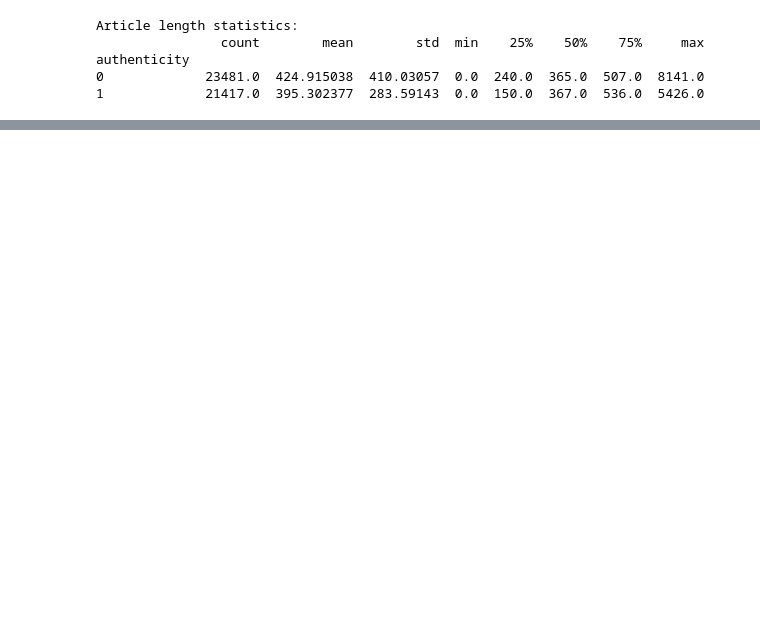
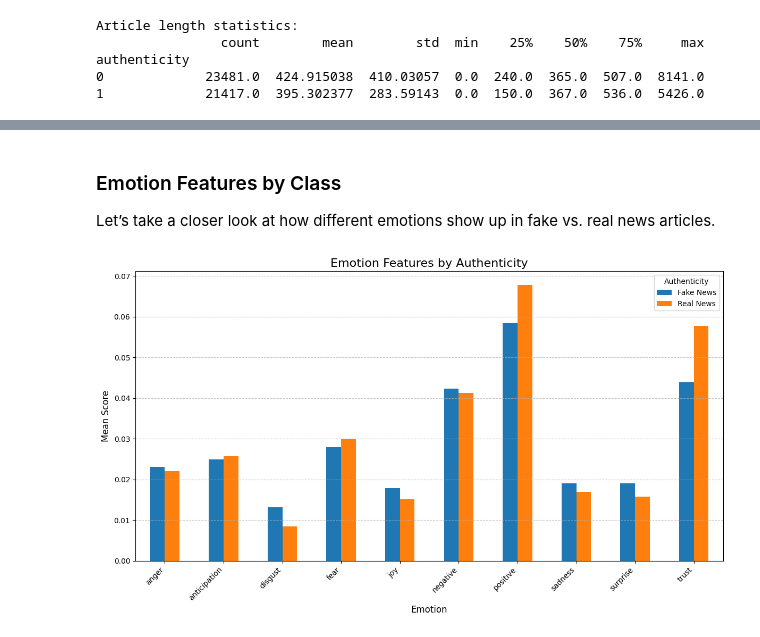
Before and after one commit to jjmago/cind820, a Jupyter notebook: project820.ipynb, the cells around one changed output, grey strips where cells are left out. Drawn from its saved outputs; the diff is of its cells as text; code cells hidden in the pictures; blank space fills up the shorter version.

```diff
--- a/project820.ipynb
+++ b/project820.ipynb
@@ -343,0 +443,10 @@ Passing `palette` without assigning `hue` is deprecated and will be removed in v
+# %%
+df = df[df['total_word_count'] >= 10].copy()
+
+# Reset the index of df after dropping rows to align with tfidf_df index
+df.reset_index(drop=True, inplace=True)
+
+print("\nDataFrame after dropping rows with less than 10 words:")
+print(df.head())
+print(df.tail())
+df.info()
@@ -343,0 +471,30 @@ Passing `palette` without assigning `hue` is deprecated and will be removed in v
+# %% [markdown]
+### Emotion Features by Class
+Let’s take a closer look at how different emotions show up in fake vs. real news articles.
+# %%
+# Group by authenticity and calculate the mean of the normalized emotion features
+emotion_by_authenticity = df.groupby('authenticity')[normalized_emotion_columns].mean()
+
+# Transpose the dataframe for better plotting (emotions as rows, authenticity as columns)
+emotion_by_authenticity_T = emotion_by_authenticity.T
+
+# Rename the columns for clarity (0 -> Fake, 1 -> Real)
+emotion_by_authenticity_T.rename(columns={0: 'Fake News', 1: 'Real News'}, inplace=True)
+
+# Remove "_normalized" from the index names for clearer labels
+emotion_by_authenticity_T.index = emotion_by_authenticity_T.index.str.replace('_normalized', '')
+
+# Plotting
+fig, ax = plt.subplots(figsize=(12, 7))
+emotion_by_authenticity_T.plot(kind='bar', ax=ax)
+
+plt.title('Emotion Features by Authenticity', fontsize=16)
+plt.xlabel('Emotion', fontsize=12)
+plt.ylabel('Mean Score', fontsize=12)
+plt.xticks(rotation=45, ha='right')
+plt.legend(title='Authenticity')
+plt.grid(axis='y', linestyle='--', alpha=0.7)
+plt.tight_layout()
+plt.show()
+# %% [output]
+[figure, added]
```
Also changed, not shown: parts of 55 cells of this notebook, 1 other file.
